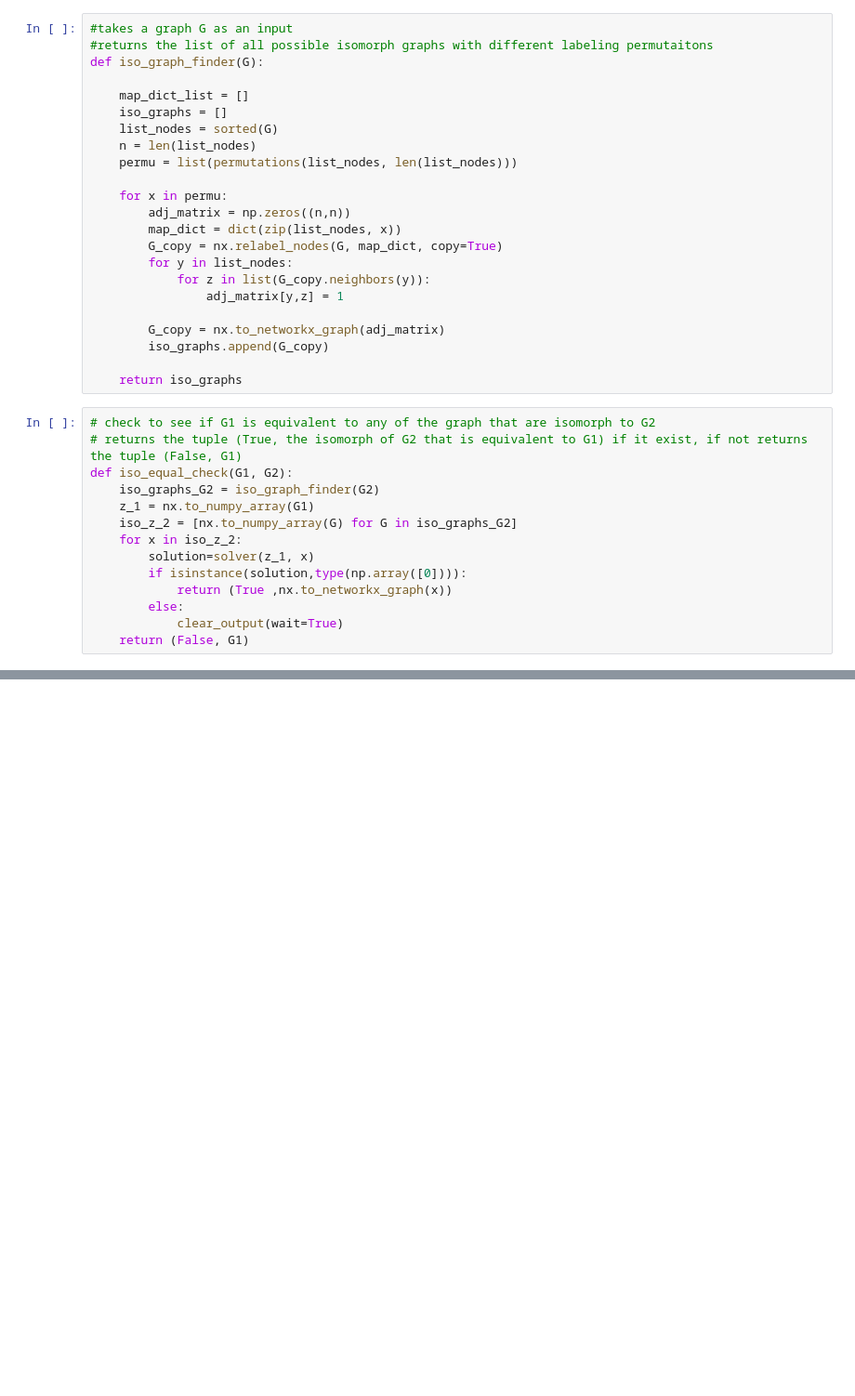
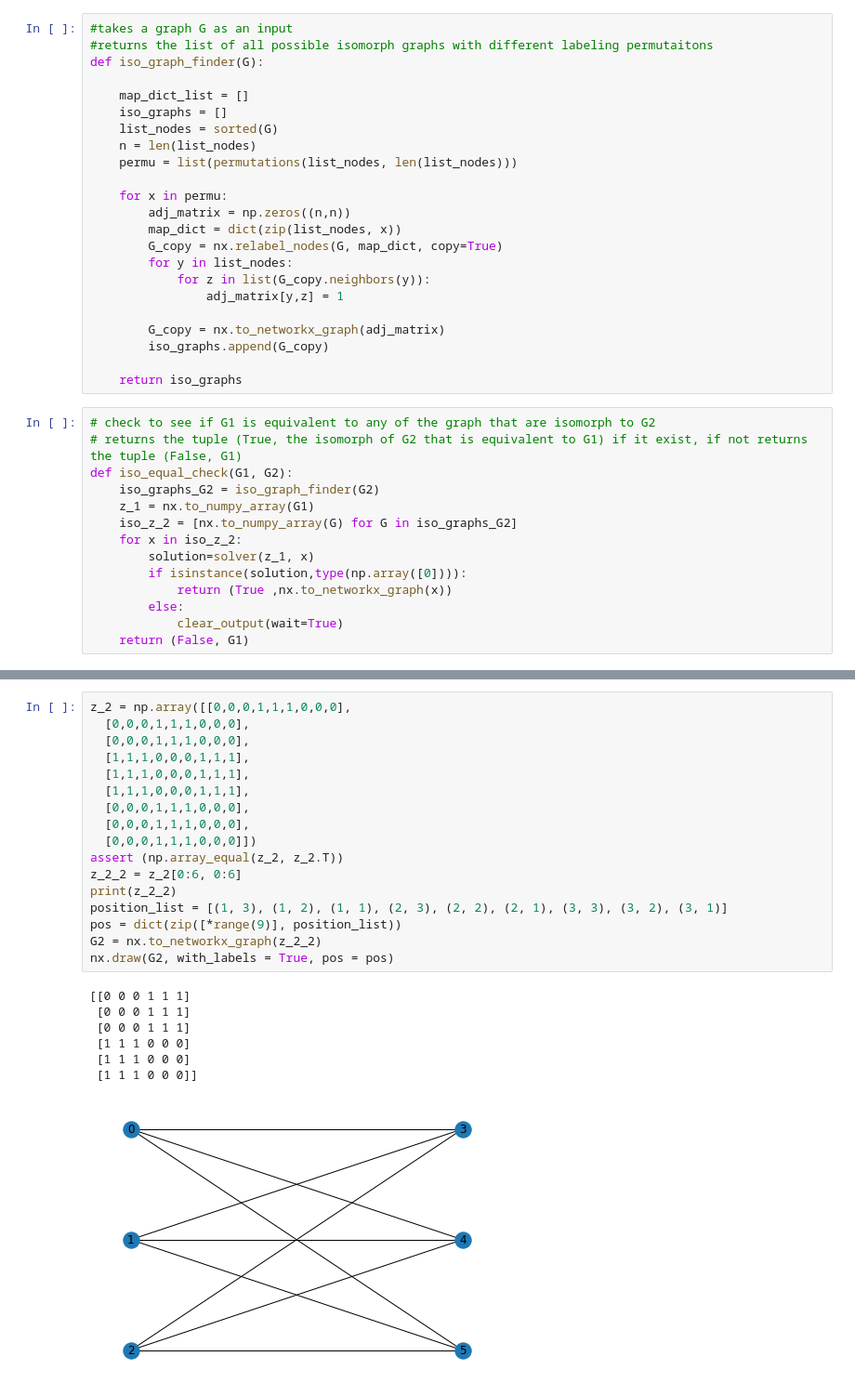
Before and after one commit to Sobhan-Gh/Graph-state-functions, a Jupyter notebook: LC_equivalence.ipynb, the cells around one changed output, grey strips where cells are left out. Shown at 93% size. Saved outputs shown, nothing was run; the diff lists cells and outputs as text; blank space fills up the shorter version.

```diff
--- a/LC_equivalence.ipynb
+++ b/LC_equivalence.ipynb
@@ -579,0 +601,25 @@ True
+# %%
+z_2 = np.array([[0,0,0,1,1,1,0,0,0],
+  [0,0,0,1,1,1,0,0,0],
+  [0,0,0,1,1,1,0,0,0],
+  [1,1,1,0,0,0,1,1,1],
+  [1,1,1,0,0,0,1,1,1],
+  [1,1,1,0,0,0,1,1,1],
+  [0,0,0,1,1,1,0,0,0],
+  [0,0,0,1,1,1,0,0,0],
+  [0,0,0,1,1,1,0,0,0]])
+assert (np.array_equal(z_2, z_2.T))
+z_2_2 = z_2[0:6, 0:6]
+print(z_2_2)
+position_list = [(1, 3), (1, 2), (1, 1), (2, 3), (2, 2), (2, 1), (3, 3), (3, 2), (3, 1)]
+pos = dict(zip([*range(9)], position_list))
+G2 = nx.to_networkx_graph(z_2_2)
+nx.draw(G2, with_labels = True, pos = pos)
+# %% [output]
+[[0 0 0 1 1 1]
+ [0 0 0 1 1 1]
+ [0 0 0 1 1 1]
+ [1 1 1 0 0 0]
+ [1 1 1 0 0 0]
+ [1 1 1 0 0 0]]
+[figure, added]
```
Also changed, not shown: parts of 8 cells of this notebook.
